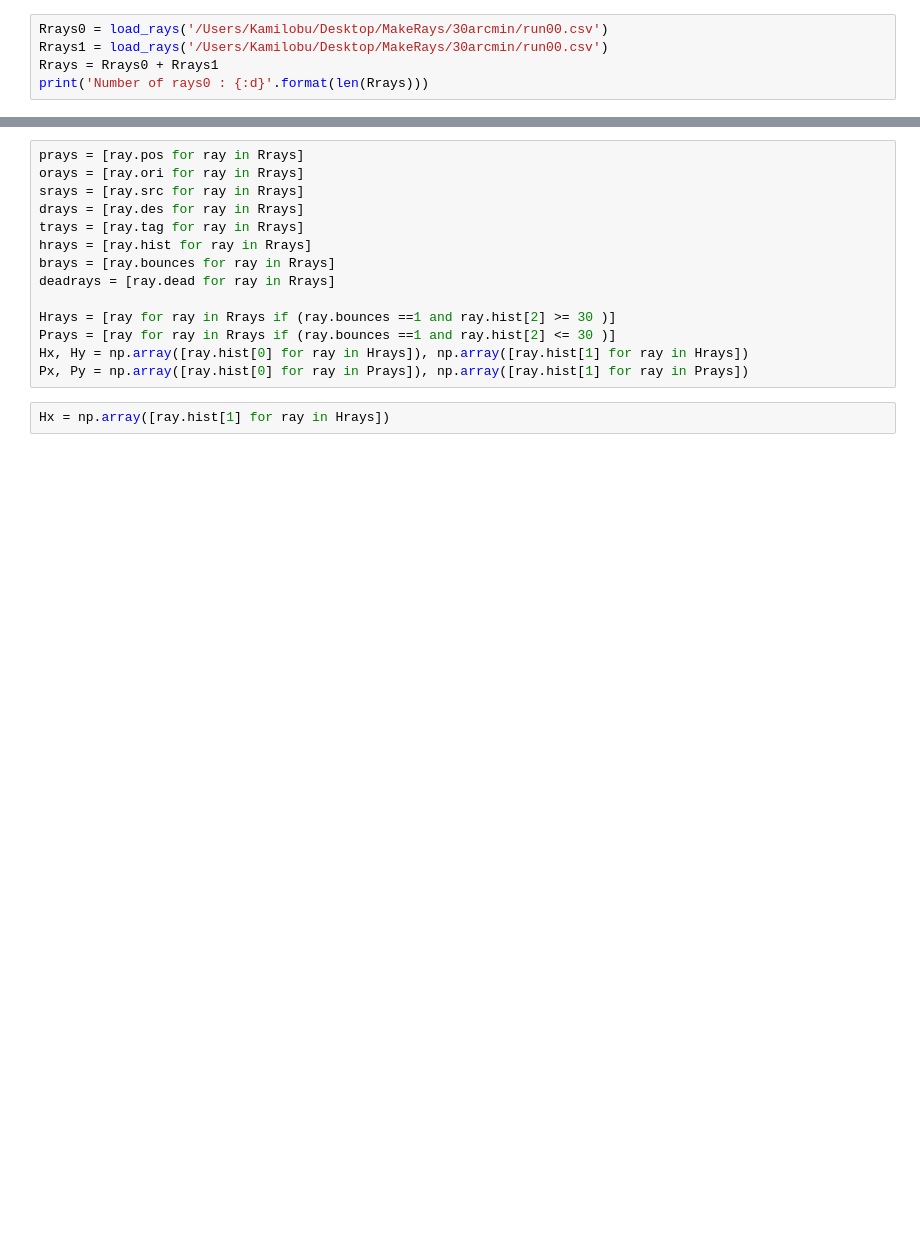
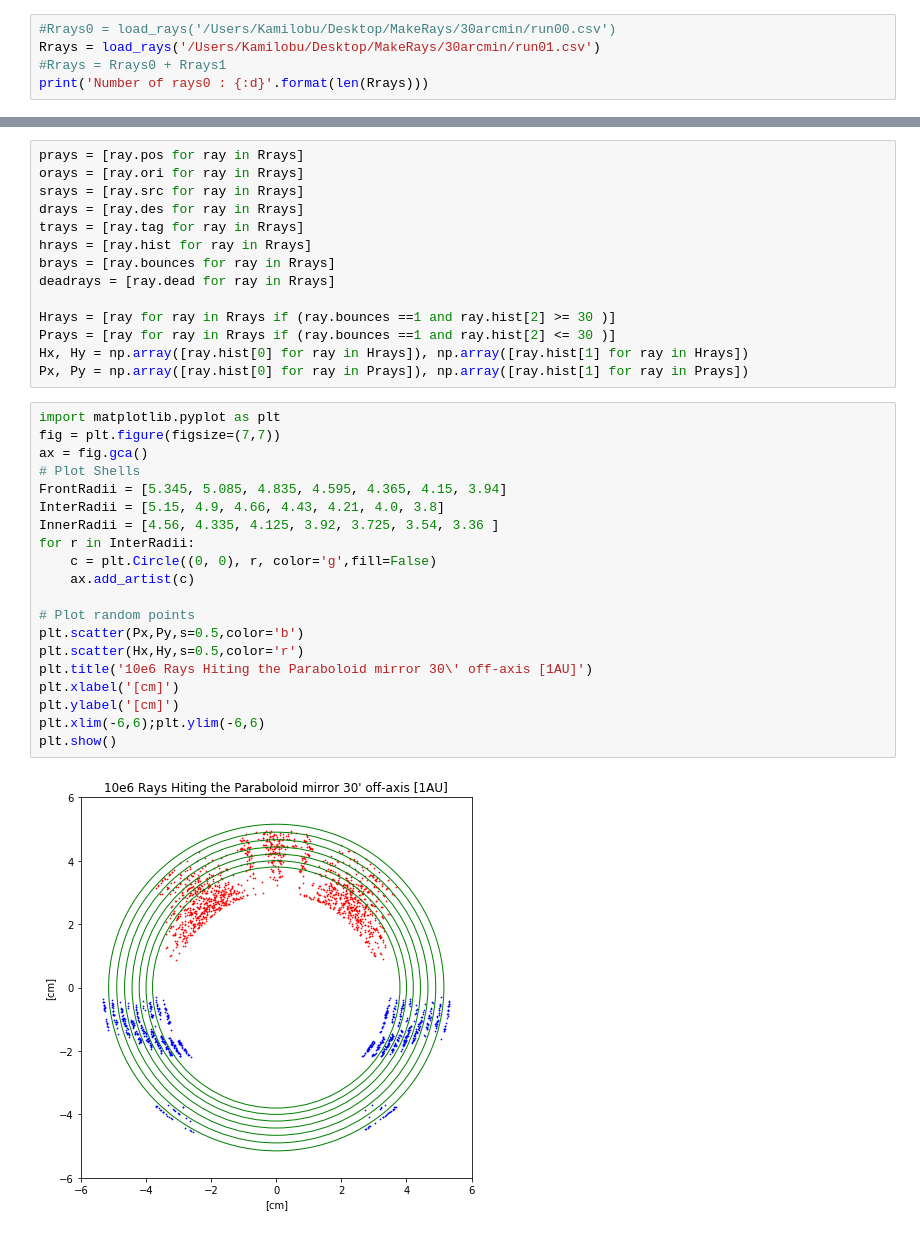
Before and after one commit to pymilo/Milo_RayTracing, a Jupyter notebook: Notebooks/Source_Debuging_02.ipynb, the cells around one changed output, grey strips where cells are left out. Drawn from its saved outputs; the diff is of its cells as text; blank space fills up the shorter version.

```diff
--- a/Notebooks/Source_Debuging_02.ipynb
+++ b/Notebooks/Source_Debuging_02.ipynb
@@ -7,8 +7,8 @@ Reading 30arcmin off-axis rays
 # %% [markdown]
 Defining customed function to read the rays:
 # %%
-Rrays0 = load_rays('/Users/Kamilobu/Desktop/MakeRays/30arcmin/run00.csv')
-Rrays1 = load_rays('/Users/Kamilobu/Desktop/MakeRays/30arcmin/run00.csv')
-Rrays = Rrays0 + Rrays1
+#Rrays0 = load_rays('/Users/Kamilobu/Desktop/MakeRays/30arcmin/run00.csv')
+Rrays = load_rays('/Users/Kamilobu/Desktop/MakeRays/30arcmin/run01.csv')
+#Rrays = Rrays0 + Rrays1
 print('Number of rays0 : {:d}'.format(len(Rrays)))
 # %% [output]
@@ -29,5 +28,25 @@ Hrays = [ray for ray in Rrays if (ray.bounces ==1 and ray.hist[2] >= 30 )]
 Prays = [ray for ray in Rrays if (ray.bounces ==1 and ray.hist[2] <= 30 )]
 Hx, Hy = np.array([ray.hist[0] for ray in Hrays]), np.array([ray.hist[1] for ray in Hrays])
 Px, Py = np.array([ray.hist[0] for ray in Prays]), np.array([ray.hist[1] for ray in Prays])
-# %%
-Hx = np.array([ray.hist[1] for ray in Hrays])
+# %%
+import matplotlib.pyplot as plt
+fig = plt.figure(figsize=(7,7))
+ax = fig.gca()
+# Plot Shells
+FrontRadii = [5.345, 5.085, 4.835, 4.595, 4.365, 4.15, 3.94]
+InterRadii = [5.15, 4.9, 4.66, 4.43, 4.21, 4.0, 3.8]
+InnerRadii = [4.56, 4.335, 4.125, 3.92, 3.725, 3.54, 3.36 ]
+for r in InterRadii:
+    c = plt.Circle((0, 0), r, color='g',fill=False)
+    ax.add_artist(c)
+
+# Plot random points
+plt.scatter(Px,Py,s=0.5,color='b')
+plt.scatter(Hx,Hy,s=0.5,color='r')
+plt.title('10e6 Rays Hiting the Paraboloid mirror 30\' off-axis [1AU]')
+plt.xlabel('[cm]')
+plt.ylabel('[cm]')
+plt.xlim(-6,6);plt.ylim(-6,6)
+plt.show()
+# %% [output]
+[figure, added]
```
Also changed, not shown: parts of 1 cell of this notebook.
